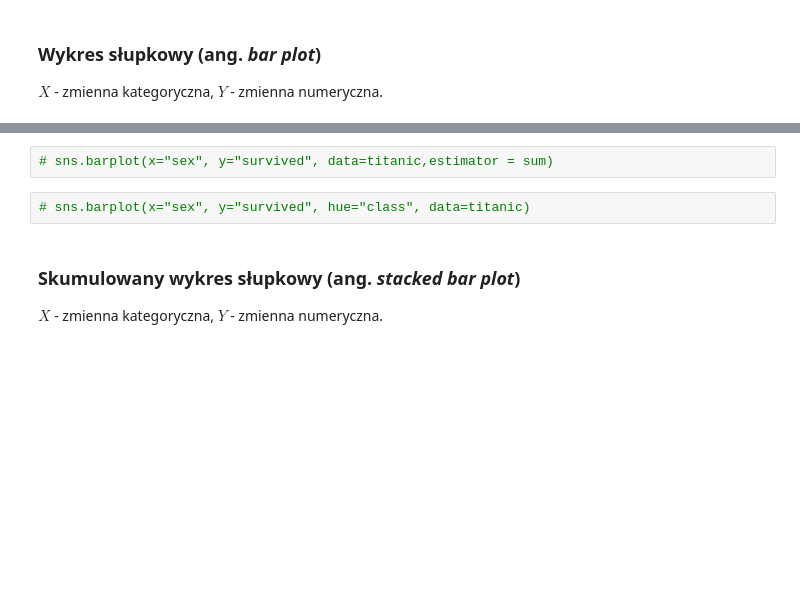
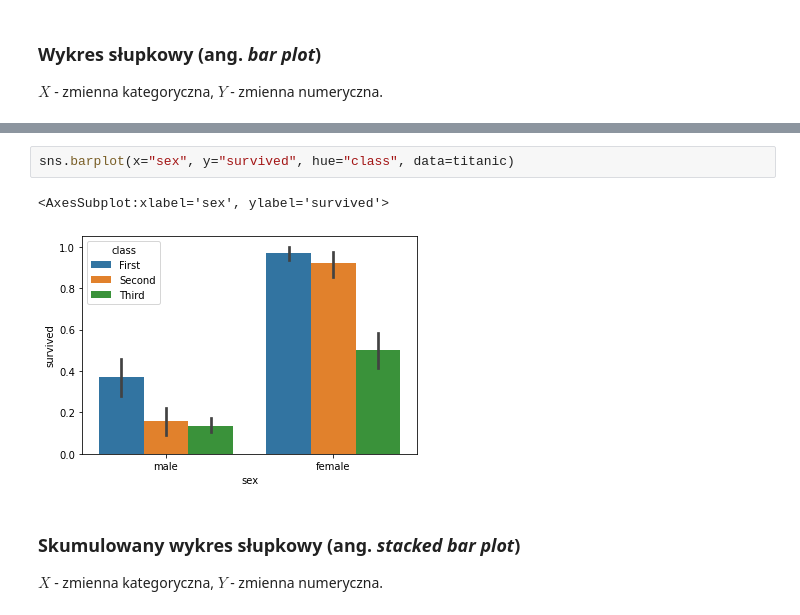
Before and after one commit to mdabrowski-phd/ds250223_stat, a Jupyter notebook: 01_statystyka_opisowa/02_wizualizacja danych.ipynb, the cells around one changed output, grey strips where cells are left out. Cells and saved outputs as stored; diff of their text form; blank space fills up the shorter version.

```diff
--- a/01_statystyka_opisowa/02_wizualizacja danych.ipynb
+++ b/01_statystyka_opisowa/02_wizualizacja danych.ipynb
@@ -61,7 +90,8 @@ $X$ - zmienna kategoryczna, $Y$ - zmienna numeryczna.
 # %%
-# sns.barplot(x="sex", y="survived", data=titanic,estimator = sum)
+sns.barplot(x="sex", y="survived", hue="class", data=titanic)
+# %% [output]
+<AxesSubplot:xlabel='sex', ylabel='survived'>
+[figure, added]
-# %%
-# sns.barplot(x="sex", y="survived", hue="class", data=titanic)
 # %% [markdown]
 ### Skumulowany wykres słupkowy (ang. *stacked bar plot*)
 $X$ - zmienna kategoryczna, $Y$ - zmienna numeryczna.
```
Also changed, not shown: parts of 48 cells of this notebook, 4 other files.
